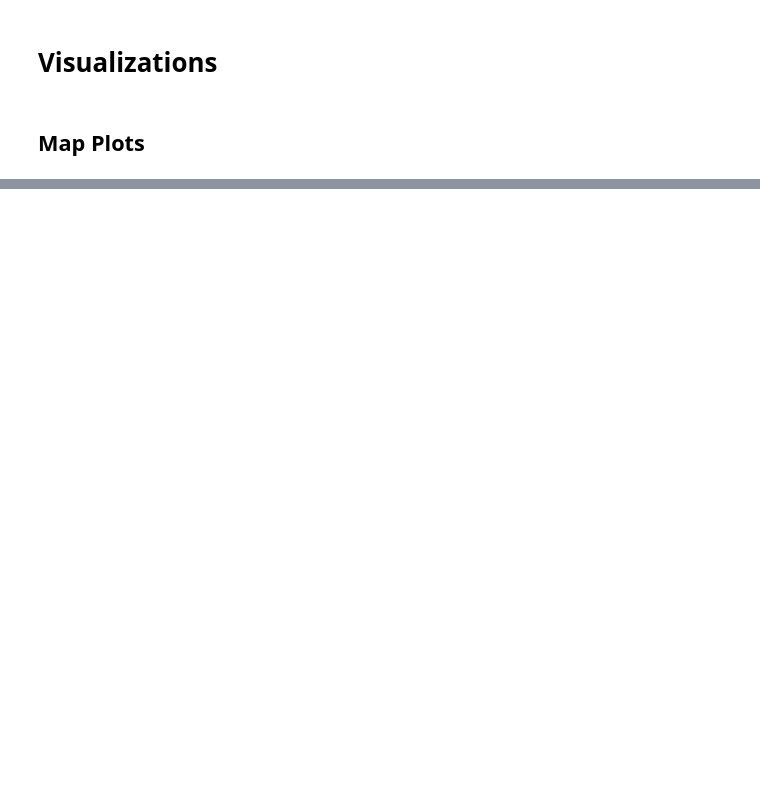
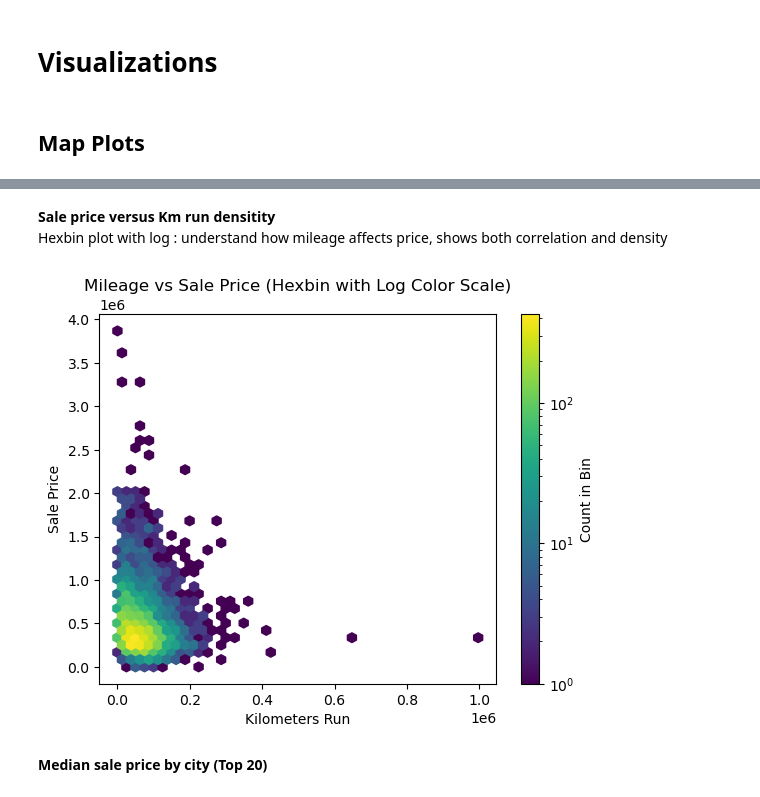
Before and after one commit to aarschne/UN5550finalproject, a Jupyter notebook: data_cleaning_visualization.ipynb, the cells around one changed output, grey strips where cells are left out. Saved outputs shown, nothing was run; the diff lists cells and outputs as text; code cells hidden in the pictures; blank space fills up the shorter version.

```diff
--- a/data_cleaning_visualization.ipynb
+++ b/data_cleaning_visualization.ipynb
@@ -35,0 +84,16 @@ cars['original_price'] = imputer.fit_transform(cars[['original_price']])
+# %% [markdown]
+**Sale price versus Km run densitity**
+Hexbin plot with log : understand how mileage affects price,
+shows both correlation and density
+# %%
+plt.hexbin(cars['kms_run'], cars['sale_price'],
+            gridsize=40, cmap='viridis', norm=LogNorm())
+plt.xlabel('Kilometers Run')
+plt.ylabel('Sale Price')
+plt.title('Mileage vs Sale Price (Hexbin with Log Color Scale)')
+plt.colorbar(label='Count in Bin')
+plt.show()
+# %% [output]
+[figure, added]
+# %% [markdown]
+**Median sale price by city (Top 20)**
```
Also changed, not shown: parts of 8 cells of this notebook.
